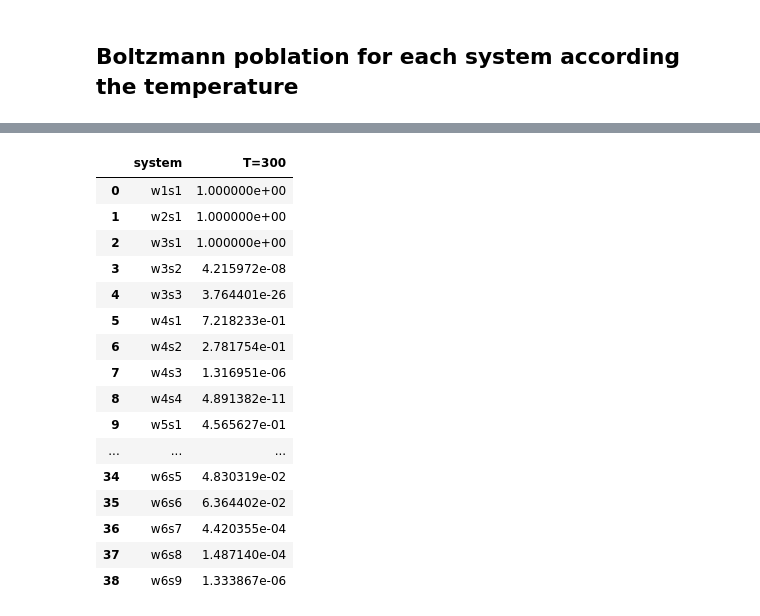
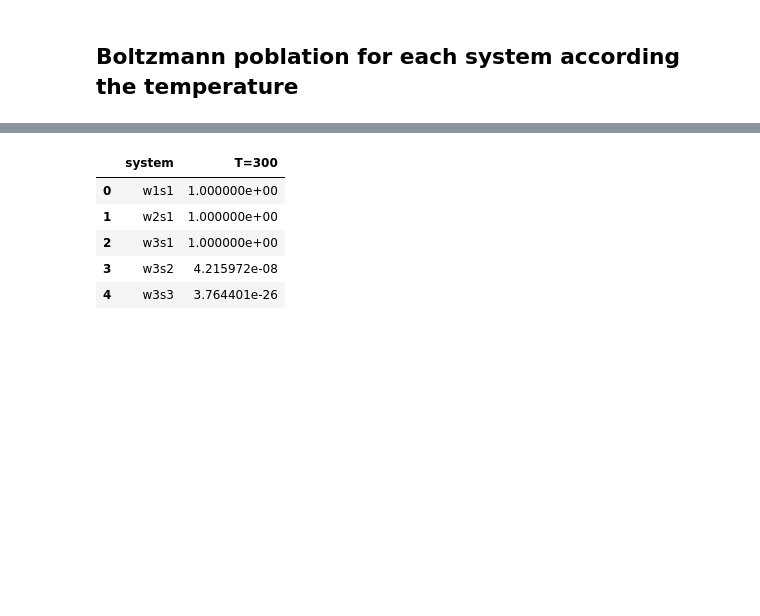
Before and after one commit to AndyDanian/ThermoChemistry, a Jupyter notebook: jupyter/thermo_hgw.ipynb, the cells around one changed output, grey strips where cells are left out. Drawn from its saved outputs; the diff is of its cells as text; code cells hidden in the pictures; blank space fills up the shorter version.

```diff
--- a/jupyter/thermo_hgw.ipynb
+++ b/jupyter/thermo_hgw.ipynb
@@ -288,13 +288,14 @@ if not statmech:
 # %% [markdown]
 ## Thermochemistry quantities
 # %%
-print("systems     H[kcal/mol]    S[kcal/mol/K]    G[kcal/mol]     T: 298.15 K")
+print("systems     H[kcal/mol]    S[kcal/mol/K]    G[kcal/mol]     U[kcal/mol]     T: 298.15 K")
 for file_adf in list_file_adf:
     name_file = Path(file_adf).stem
     H_statmech = statmech[name_file].get_H(T=298.15, units="kcal/mol")
     S_statmech = statmech[name_file].get_S(T=298.15, units="kcal/mol/K")
     G_statmech = statmech[name_file].get_G(T=298.15, units="kcal/mol")
+    U_statmech = statmech[name_file].get_U(T=298.15, units="kcal/mol")
     print(
-        f"{name_file}:  {H_statmech:.3f}      {S_statmech:.3f}       {G_statmech:.3f}"
+        f"{name_file}:  {H_statmech:.3f}      {S_statmech:.3f}       {G_statmech:.3f}       {U_statmech:.3f}"
     )
 # %% [output]
@@ -332,6 +333,7 @@ for file_adf in list_file_adf:
         "H[kcal/mol]": [],
         "S[kcal/mol/K]": [],
         "G[kcal/mol]": [],
+        "U[kcal/mol]": [],
     }
 
     for temperature in range(1, 500, 1):
@@ -339,11 +341,13 @@ for file_adf in list_file_adf:
         H_statmech = statmech[name_file].get_H(T=temperature, units="kcal/mol")
         S_statmech = statmech[name_file].get_S(T=temperature, units="kcal/mol/K")
         G_statmech = statmech[name_file].get_G(T=temperature, units="kcal/mol")
+        U_statmech = statmech[name_file].get_U(T=temperature, units="kcal/mol")
 
         thermo_data["temperature[K]"].append(temperature)
         thermo_data["H[kcal/mol]"].append(H_statmech)
         thermo_data["S[kcal/mol/K]"].append(S_statmech)
         thermo_data["G[kcal/mol]"].append(G_statmech)
+        thermo_data["U[kcal/mol]"].append(U_statmech)
 
     absolute_thermochemical_results[name_file] = pd.DataFrame(thermo_data)
 
@@ -421,8 +400,10 @@ ax.plot(thermochemical_results["T[K]"], relative_population)
 # %%
 initital_temperature = 1
-final_temperature = 500
+final_temperature = 1000
 step_temperature = 1
 # %%
+from natsort import index_natsorted
+
 thermochemistry_per_temperature = {}
 
 for temperature in range(initital_temperature, final_temperature, step_temperature):
@@ -431,6 +412,7 @@ for temperature in range(initital_temperature, final_temperature, step_temperatu
         "H[kcal/mol]": [],
         "S[kcal/mol/K]": [],
         "G[kcal/mol]": [],
+        "U[kcal/mol]": [],
     }
 
     for file_adf in list_file_adf:
@@ -440,15 +422,21 @@ for temperature in range(initital_temperature, final_temperature, step_temperatu
         H_statmech = statmech[name_file].get_H(T=temperature, units="kcal/mol")
         S_statmech = statmech[name_file].get_S(T=temperature, units="kcal/mol/K")
         G_statmech = statmech[name_file].get_G(T=temperature, units="kcal/mol")
+        U_statmech = statmech[name_file].get_U(T=temperature, units="kcal/mol")
 
         thermo_data["system"].append(Path(file_adf).stem)
         thermo_data["H[kcal/mol]"].append(H_statmech)
         thermo_data["S[kcal/mol/K]"].append(S_statmech)
         thermo_data["G[kcal/mol]"].append(G_statmech)
+        thermo_data["U[kcal/mol]"].append(U_statmech)
 
     thermochemistry_per_temperature[temperature] = (
         pd.DataFrame(thermo_data)
-        .sort_values(by="system", ascending=True)
+        .sort_values(
+            by="system",
+            ascending=True,
+            key=lambda x: np.argsort(index_natsorted(thermo_data["system"]))
+            )
         .reset_index(drop=True)
     )
 # %%
@@ -580,22 +546,11 @@ for temperature in range(initital_temperature, final_temperature, step_temperatu
 
 df_relative_population_delta_G = pd.DataFrame(dict_relative_population_delta_G)
 # %%
-df_relative_population_delta_G[["system", "T=300"]]
+df_relative_population_delta_G[["system", "T=300"]].head()
 # %% [output]
 |  | system | T=300 |
 | 0 | w1s1 | 1.000000e+00 |
 | 1 | w2s1 | 1.000000e+00 |
 | 2 | w3s1 | 1.000000e+00 |
 | 3 | w3s2 | 4.215972e-08 |
 | 4 | w3s3 | 3.764401e-26 |
-| 5 | w4s1 | 7.218233e-01 |
-| 6 | w4s2 | 2.781754e-01 |
-| 7 | w4s3 | 1.316951e-06 |
-| 8 | w4s4 | 4.891382e-11 |
-| 9 | w5s1 | 4.565627e-01 |
-| ... | ... | ... |
-| 34 | w6s5 | 4.830319e-02 |
-| 35 | w6s6 | 6.364402e-02 |
-| 36 | w6s7 | 4.420355e-04 |
-| 37 | w6s8 | 1.487140e-04 |
-| 38 | w6s9 | 1.333867e-06 |
```
Also changed, not shown: parts of 14 cells of this notebook.
